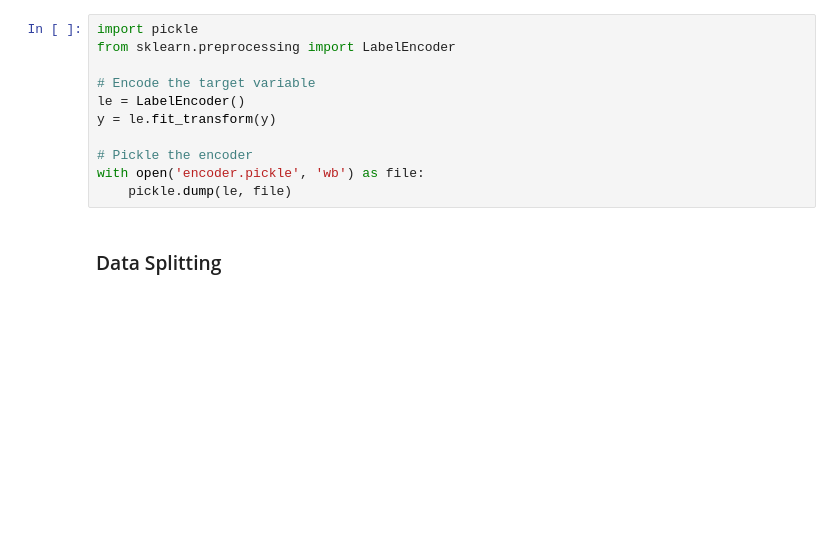
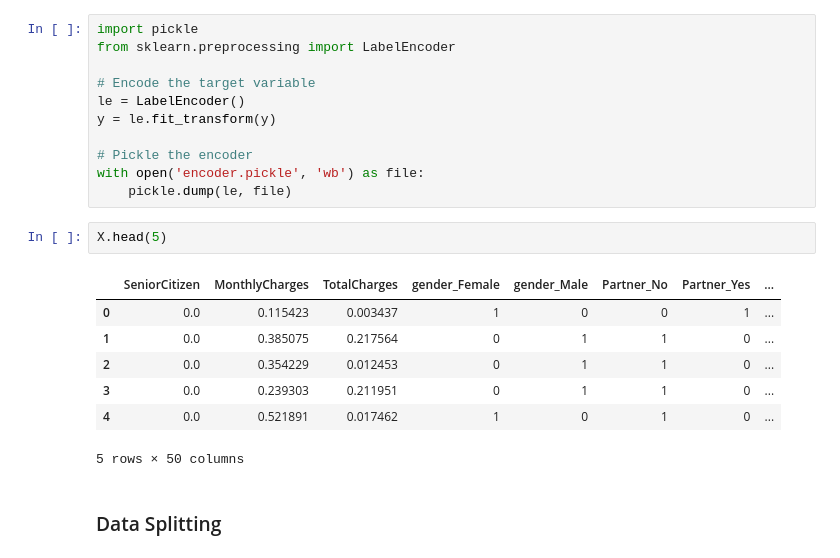
Before and after one commit to DeeeTeeee/Vodafone-Corporation---Classification-ML-Project, a Jupyter notebook: customer_churn_predictions.ipynb, the cells around one changed output. Cells and saved outputs as stored; diff of their text form; blank space fills up the shorter version.

```diff
--- a/customer_churn_predictions.ipynb
+++ b/customer_churn_predictions.ipynb
@@ -524,6 +536,16 @@ y = le.fit_transform(y)
 # Pickle the encoder
 with open('encoder.pickle', 'wb') as file:
     pickle.dump(le, file)
+# %%
+X.head(5)
+# %% [output]
+|  | SeniorCitizen | MonthlyCharges | TotalCharges | gender_Female | gender_Male | Partner_No | Partner_Yes | ... |
+| 0 | 0.0 | 0.115423 | 0.003437 | 1 | 0 | 0 | 1 | ... |
+| 1 | 0.0 | 0.385075 | 0.217564 | 0 | 1 | 1 | 0 | ... |
+| 2 | 0.0 | 0.354229 | 0.012453 | 0 | 1 | 1 | 0 | ... |
+| 3 | 0.0 | 0.239303 | 0.211951 | 0 | 1 | 1 | 0 | ... |
+| 4 | 0.0 | 0.521891 | 0.017462 | 1 | 0 | 1 | 0 | ... |
+5 rows × 50 columns
 # %% [markdown]
 ### Data Splitting
 # %%
```
Also changed, not shown: parts of 5 cells of this notebook.
